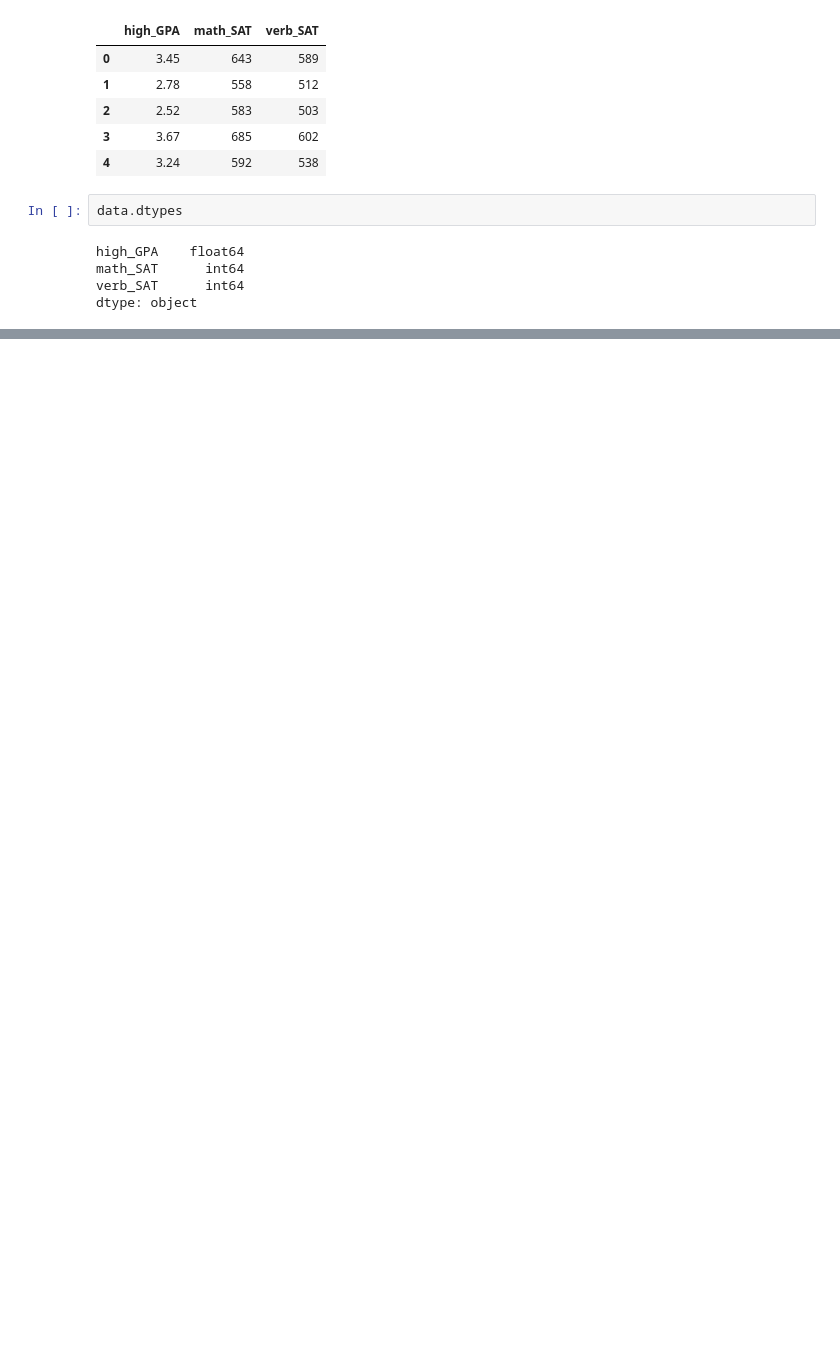
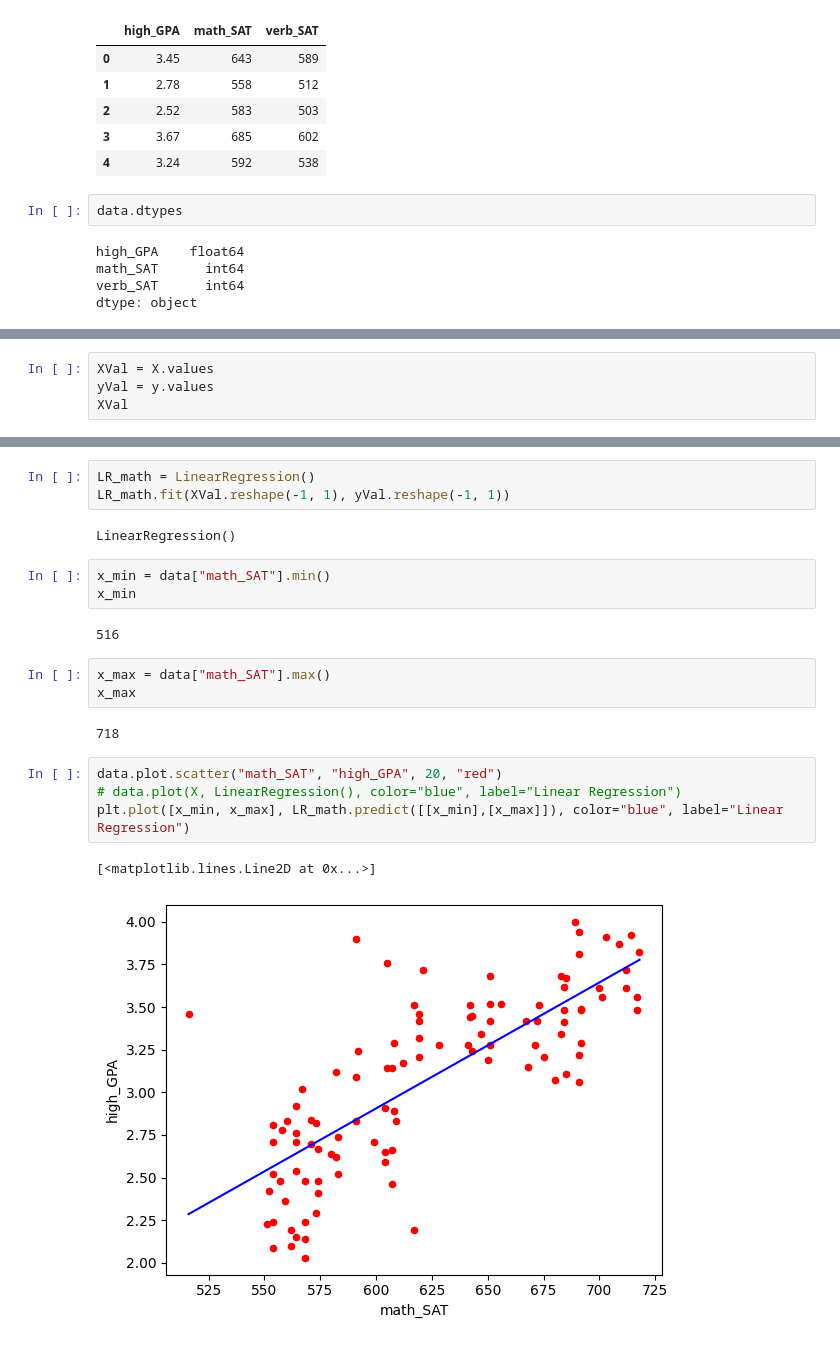
Before and after one commit to PsimonL/SupervisedLearning, a Jupyter notebook: LinearRegressionSCIKITLEARN.ipynb, the cells around one changed output, grey strips where cells are left out. Drawn from its saved outputs; the diff is of its cells as text; blank space fills up the shorter version.

```diff
--- a/LinearRegressionSCIKITLEARN.ipynb
+++ b/LinearRegressionSCIKITLEARN.ipynb
@@ -29,0 +64,4 @@ data.plot.scatter("math_SAT", "high_GPA", 20, "red")
+# %%
+XVal = X.values
+yVal = y.values
+XVal
@@ -29,0 +98,22 @@ data.plot.scatter("math_SAT", "high_GPA", 20, "red")
+# %%
+LR_math = LinearRegression()
+LR_math.fit(XVal.reshape(-1, 1), yVal.reshape(-1, 1))
+# %% [output]
+LinearRegression()
+# %%
+x_min = data["math_SAT"].min()
+x_min
+# %% [output]
+516
+# %%
+x_max = data["math_SAT"].max()
+x_max
+# %% [output]
+718
+# %%
+data.plot.scatter("math_SAT", "high_GPA", 20, "red")
+# data.plot(X, LinearRegression(), color="blue", label="Linear Regression")
+plt.plot([x_min, x_max], LR_math.predict([[x_min],[x_max]]), color="blue", label="Linear Regression")
+# %% [output]
+[<matplotlib.lines.Line2D at 0x...>]
+[figure, added]
```
Also changed, not shown: parts of 6 cells of this notebook.
